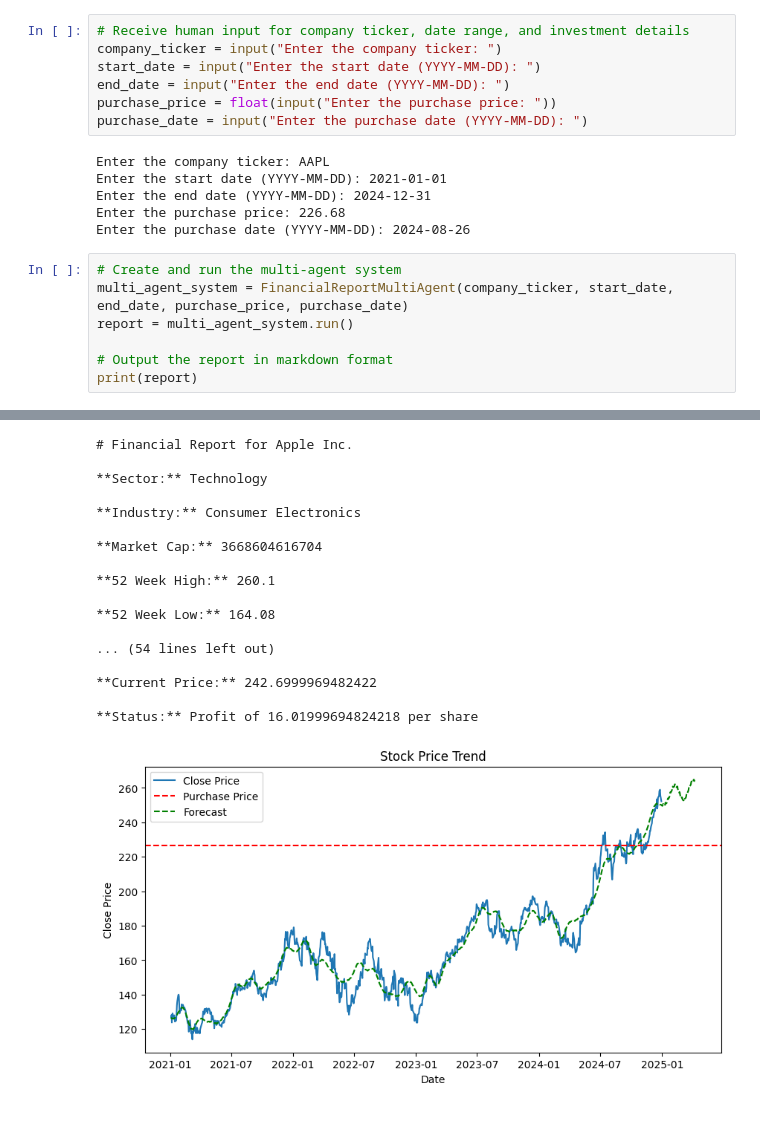
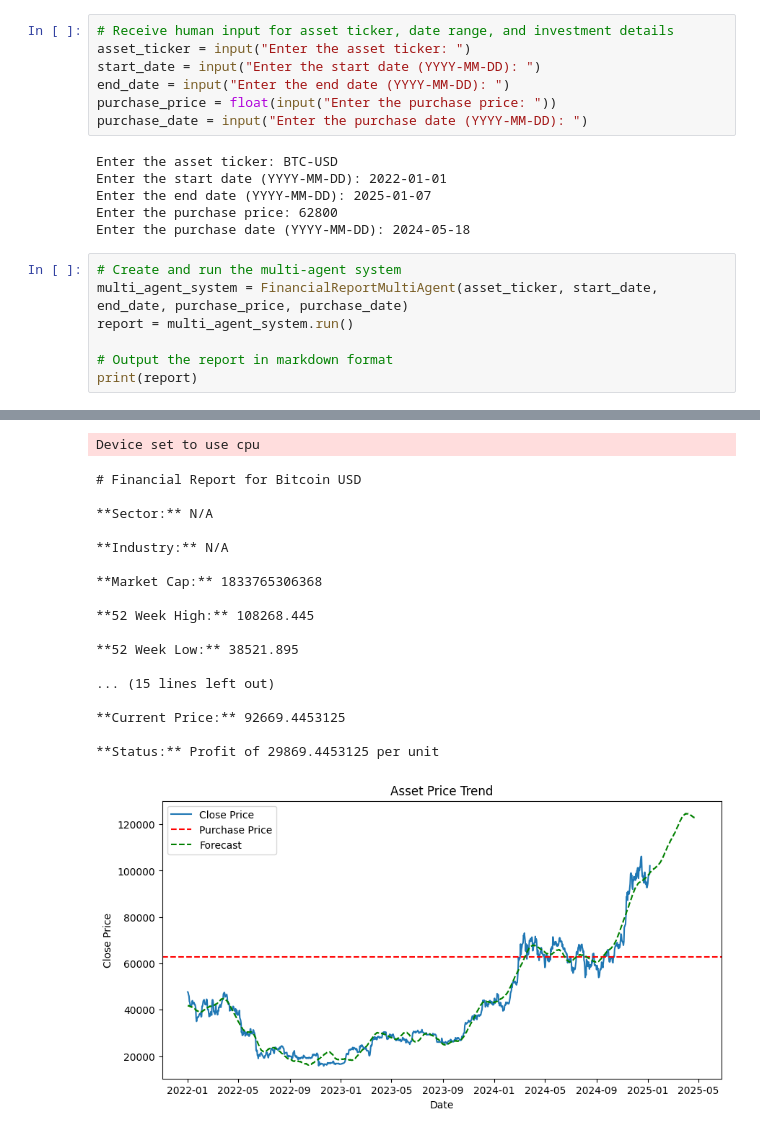
Before and after one commit to PabloJMoreno/my_projects, a Jupyter notebook: AI Agents/Financial_agent_smolagents.ipynb, the cells around one changed output, grey strips where cells are left out. Drawn from its saved outputs; the diff is of its cells as text.

```diff
--- a/AI Agents/Financial_agent_smolagents.ipynb
+++ b/AI Agents/Financial_agent_smolagents.ipynb
@@ -218,21 +200,21 @@ class FinancialReportMultiAgent(ToolCallingAgent):
         report = financial_report + "\n\n" + trend_chart + "\n\n" + financial_overview + "\n\n" + financial_narrative + "\n\n" + investment_status
         return report
 # %%
-# Receive human input for company ticker, date range, and investment details
-company_ticker = input("Enter the company ticker: ")
+# Receive human input for asset ticker, date range, and investment details
+asset_ticker = input("Enter the asset ticker: ")
 start_date = input("Enter the start date (YYYY-MM-DD): ")
 end_date = input("Enter the end date (YYYY-MM-DD): ")
 purchase_price = float(input("Enter the purchase price: "))
 purchase_date = input("Enter the purchase date (YYYY-MM-DD): ")
 # %% [output]
-Enter the company ticker: AAPL
-Enter the start date (YYYY-MM-DD): 2021-01-01
-Enter the end date (YYYY-MM-DD): 2024-12-31
-Enter the purchase price: 226.68
-Enter the purchase date (YYYY-MM-DD): 2024-08-26
+Enter the asset ticker: BTC-USD
+Enter the start date (YYYY-MM-DD): 2022-01-01
+Enter the end date (YYYY-MM-DD): 2025-01-07
+Enter the purchase price: 62800
+Enter the purchase date (YYYY-MM-DD): 2024-05-18
 # %%
 # Create and run the multi-agent system
-multi_agent_system = FinancialReportMultiAgent(company_ticker, start_date, end_date, purchase_price, purchase_date)
+multi_agent_system = FinancialReportMultiAgent(asset_ticker, start_date, end_date, purchase_price, purchase_date)
 report = multi_agent_system.run()
 
 # Output the report in markdown format
@@ -253,18 +238,19 @@ Token indices sequence length is longer than the specified maximum sequence leng
-# Financial Report for Apple Inc.
-
-**Sector:** Technology
-
-**Industry:** Consumer Electronics
-
-**Market Cap:** 3668604616704
-
-**52 Week High:** 260.1
-
-**52 Week Low:** 164.08
-
-... (54 lines left out)
-
-**Current Price:** 242.6999969482422
-
-**Status:** Profit of 16.01999694824218 per share
+Device set to use cpu
+# Financial Report for Bitcoin USD
+
+**Sector:** N/A
+
+**Industry:** N/A
+
+**Market Cap:** 1833765306368
+
+**52 Week High:** 108268.445
+
+**52 Week Low:** 38521.895
+
+... (15 lines left out)
+
+**Current Price:** 92669.4453125
+
+**Status:** Profit of 29869.4453125 per unit
-[figure, old version]
+[figure, new version]
```
Also changed, not shown: parts of 7 cells of this notebook.
